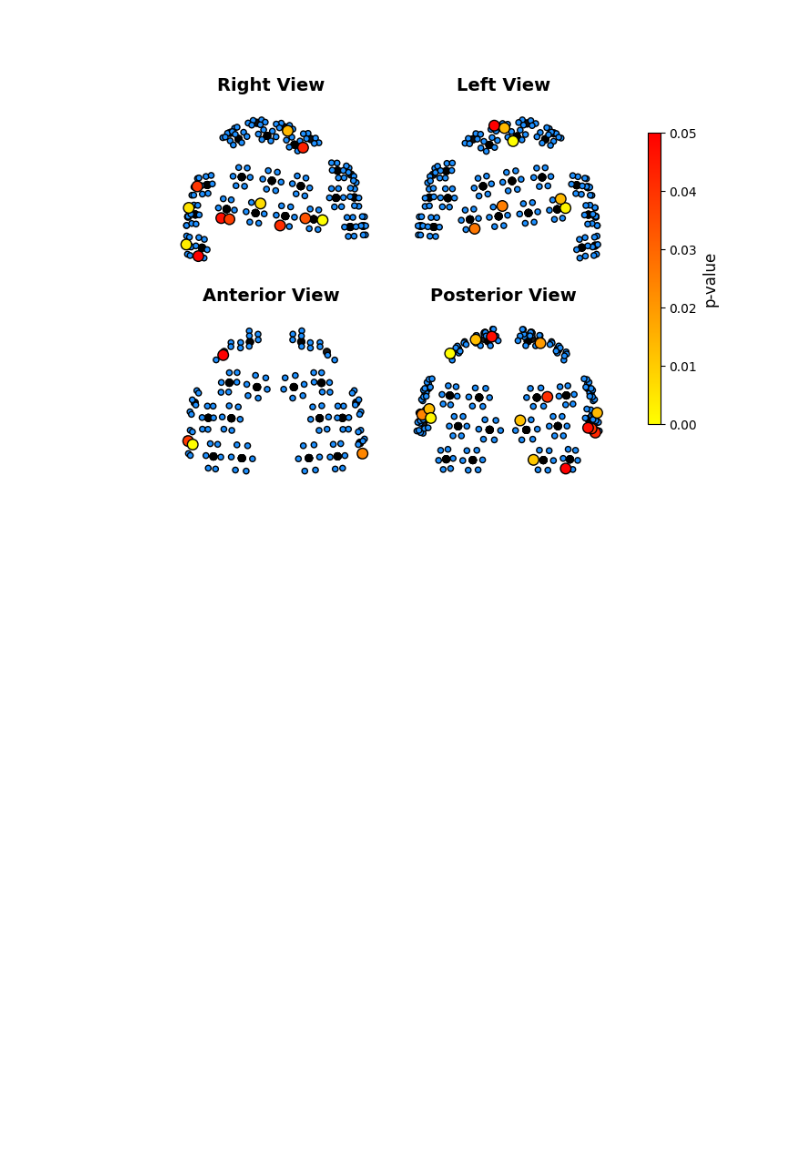
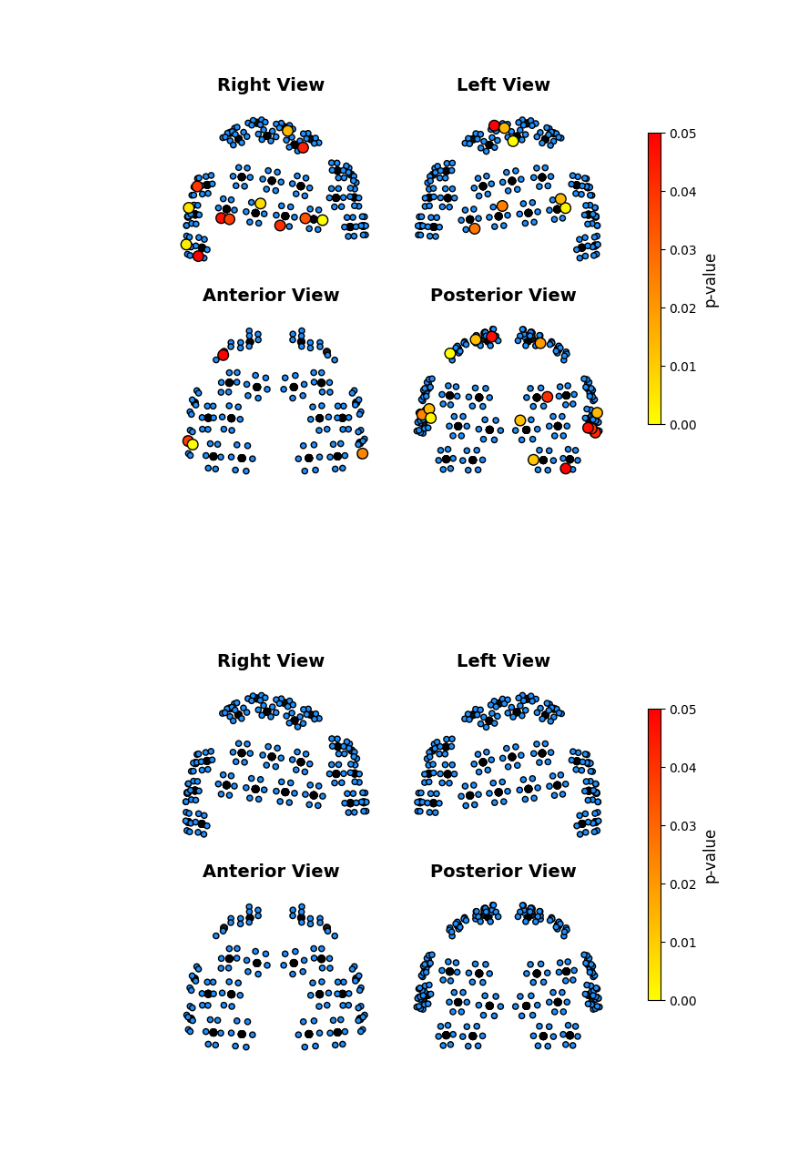
Before and after one commit to AyazLab/KernelFlow_Analysis, a Jupyter notebook: verification_tests/statistics.ipynb, the cells around one changed output. Drawn from its saved outputs; the diff is of its cells as text; code cells hidden in the pictures; blank space fills up the shorter version.

```diff
--- a/verification_tests/statistics.ipynb
+++ b/verification_tests/statistics.ipynb
@@ -46,4 +57,6 @@ FR.plot_stat_results(exp_name, dim="2D", hemo_type=hemo_type, filter_type=filter
 # %%
-FR.plot_stat_results(exp_name, dim="3D", hemo_type=hemo_type, filter_type=filter_type)
+FR.plot_stat_results(dim="3D", exp_name=exp_name, hemo_type=hemo_type, filter_type=filter_type)
+FR.plot_stat_results(dim="3D", exp_name=exp_name, hemo_type=hemo_type, filter_type=filter_type, corr=True)
 # %% [output]
 [figure]
+[figure, added]
```
Also changed, not shown: parts of 2 cells of this notebook.
